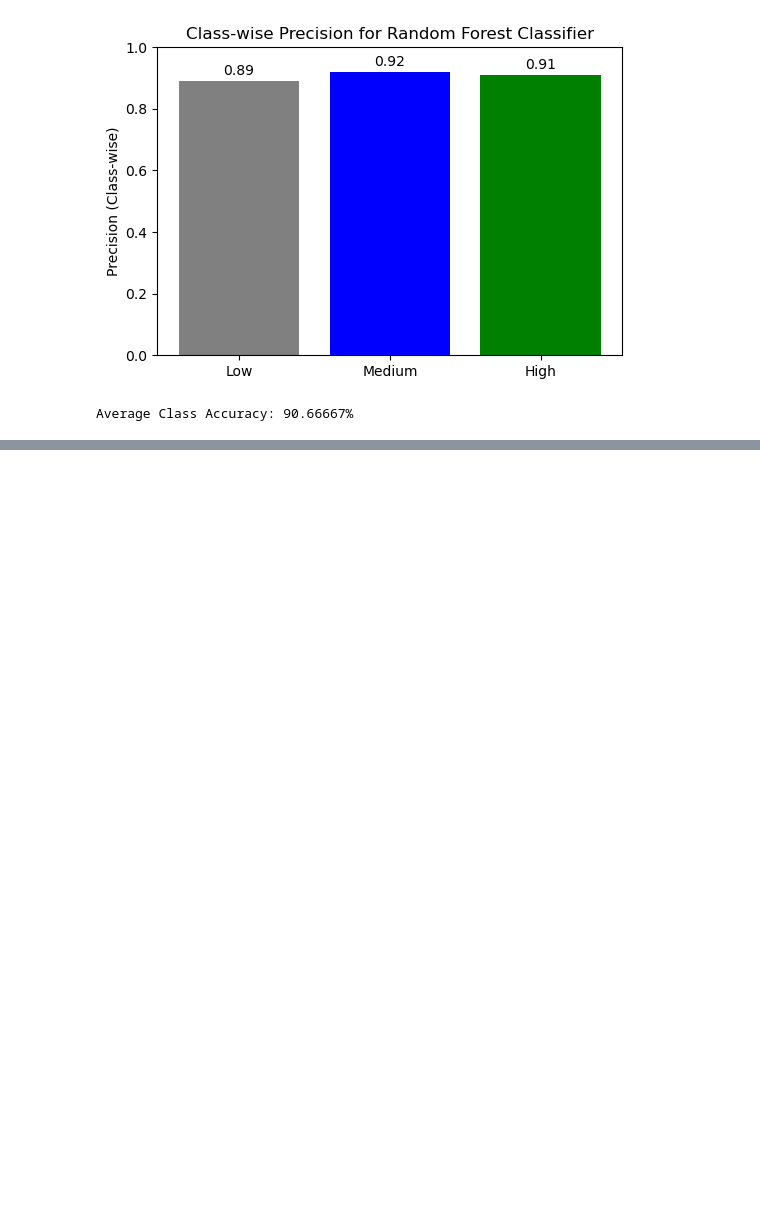
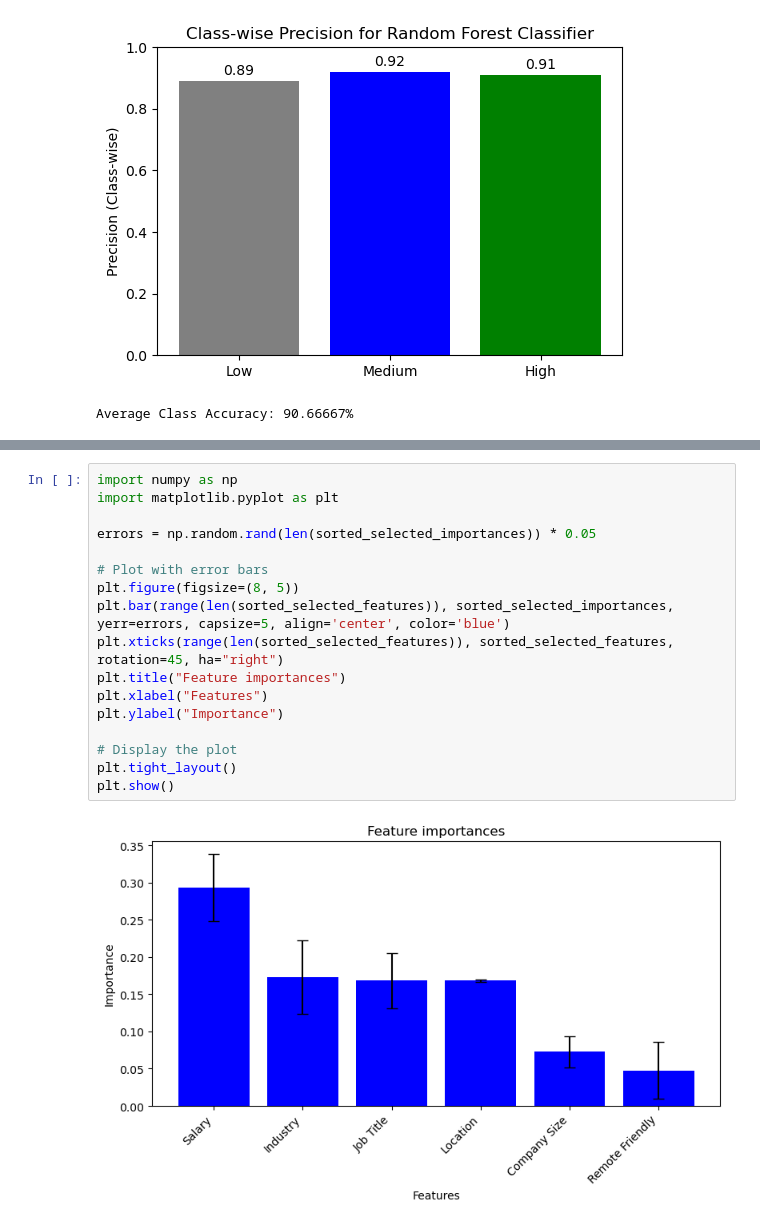
Before and after one commit to Augustus-Vidal/Job-Automation-Prediction, a Jupyter notebook: Workspaces/Augustus/RFC with Visuals.ipynb, the cells around one changed output, grey strips where cells are left out. Drawn from its saved outputs; the diff is of its cells as text; blank space fills up the shorter version.

```diff
--- a/Workspaces/Augustus/RFC with Visuals.ipynb
+++ b/Workspaces/Augustus/RFC with Visuals.ipynb
@@ -333,0 +364,19 @@ Accuracy: 0.627118644067797
+# %%
+import numpy as np
+import matplotlib.pyplot as plt
+
+errors = np.random.rand(len(sorted_selected_importances)) * 0.05
+
+# Plot with error bars
+plt.figure(figsize=(8, 5))
+plt.bar(range(len(sorted_selected_features)), sorted_selected_importances, yerr=errors, capsize=5, align='center', color='blue')
+plt.xticks(range(len(sorted_selected_features)), sorted_selected_features, rotation=45, ha="right")
+plt.title("Feature importances")
+plt.xlabel("Features")
+plt.ylabel("Importance")
+
+# Display the plot
+plt.tight_layout()
+plt.show()
+# %% [output]
+[figure, added]
```
Also changed, not shown: parts of 3 cells of this notebook, 6 other files.
